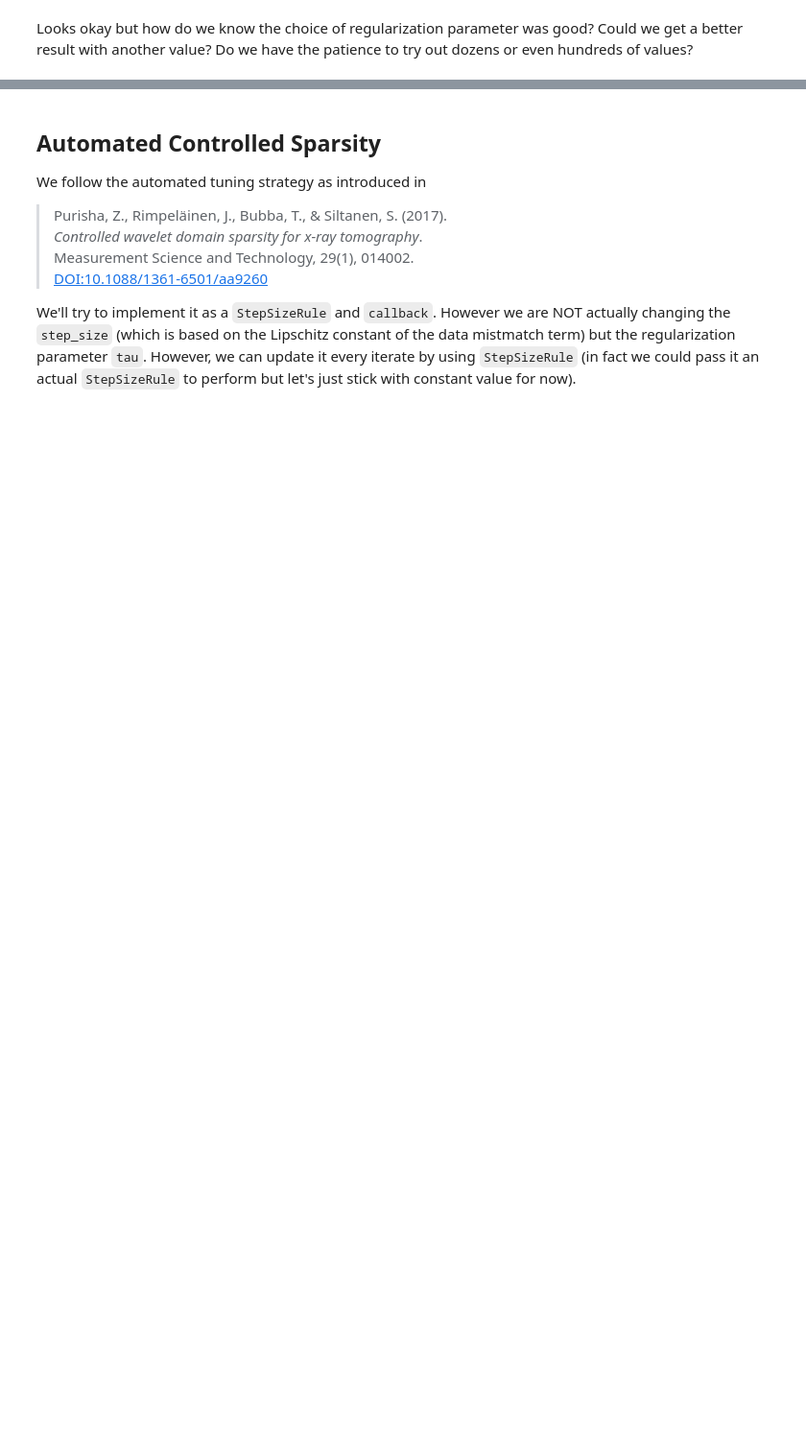
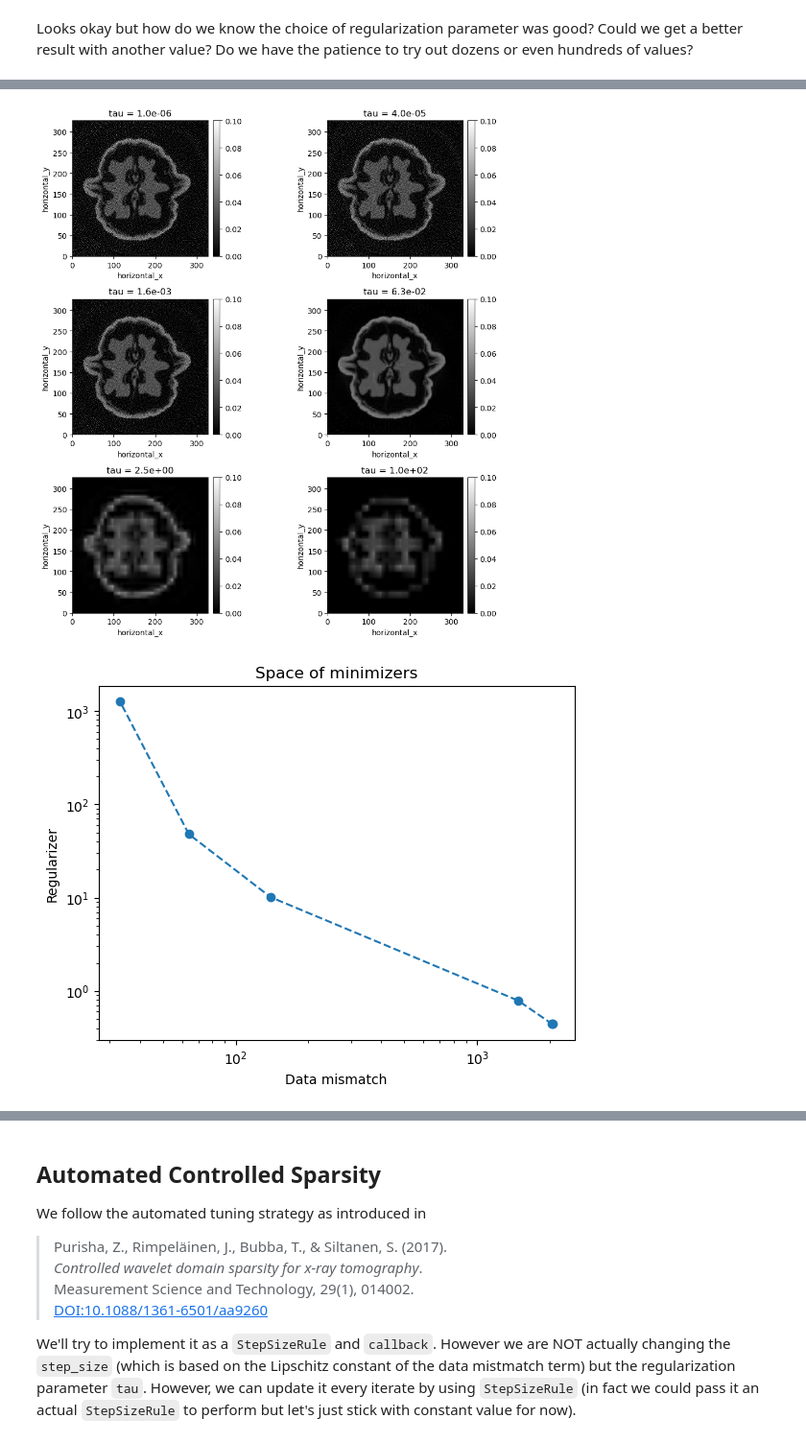
Before and after one commit to TomographicImaging/CIL-User-Showcase, a Jupyter notebook: 012_wavelet_sparsity_controlled_regularization/testWaveletSparsity_2d.ipynb, the cells around one changed output, grey strips where cells are left out. Shown at 96% size. Cells and saved outputs as stored; diff of their text form; code cells hidden in the pictures; blank space fills up the shorter version.

Commit message:
Notation and reg.param. vs sparsity

```diff
--- a/012_wavelet_sparsity_controlled_regularization/testWaveletSparsity_2d.ipynb
+++ b/012_wavelet_sparsity_controlled_regularization/testWaveletSparsity_2d.ipynb
@@ -197,0 +203,19 @@ Looks okay but how do we know the choice of regularization parameter was good? C
+# %%
+J = 6
+iter = 300
+regParams = 10**np.linspace(-6, 2, J, endpoint=True)
+recons = []
+L2Vals = np.zeros((J,1))
+regVals = np.zeros((J,1))
+
+
+for j, tau in enumerate(regParams):
+    print(f"{tau = }")
+    fista = FISTA(initial=ig.allocate(0), f=f, g=tau*g)
+    fista.run(iter)
+    x = fista.get_output()
+    # Store reconstruction
+    recons.append(x)
+    # Evaluate data and regularization terms
+    L2Vals[j] = f(x)
+    regVals[j] = g(x)
@@ -197,0 +229,12 @@ Looks okay but how do we know the choice of regularization parameter was good? C
+# %%
+# Plot reconstructions
+show2D(recons, title=[f"tau = {tau:.1e}" for tau in regParams], fix_range=(0,0.1), size=(10,10));
+# Plot data mismatch vs. regularization term of each minimizer
+fig, ax = plt.subplots()
+ax.loglog(regVals, L2Vals, linestyle='dashed', marker='o')
+ax.set_title("Space of minimizers")
+ax.set_xlabel("Data mismatch")
+ax.set_ylabel("Regularizer");
+# %% [output]
+[figure, added]
+[figure, added]
```
Also changed, not shown: parts of 10 cells of this notebook, 1 other file.
